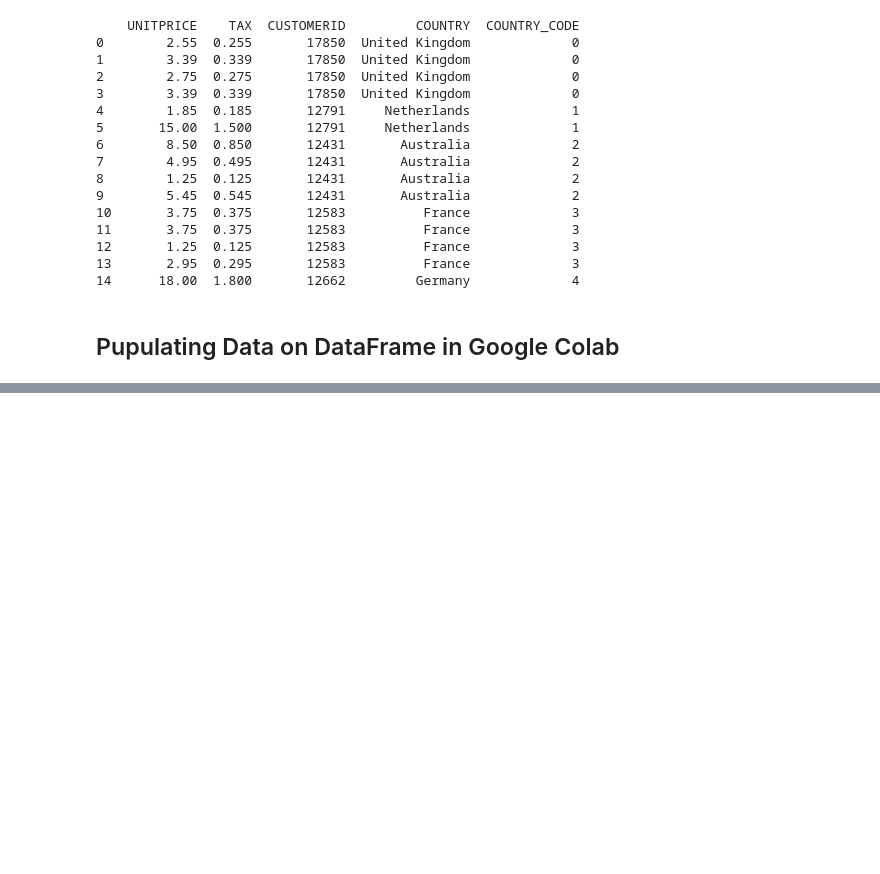
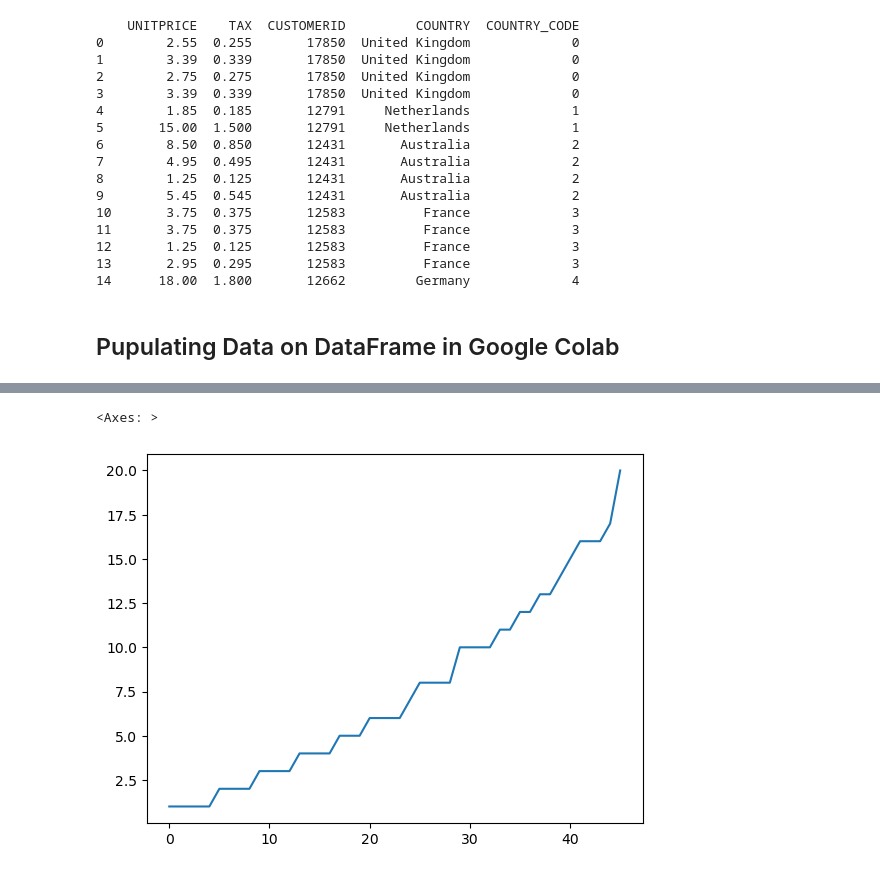
Before and after one commit to toarnabtrainer/AEC_ML_With_Python_January_2024, a Jupyter notebook: Pandas.ipynb, the cells around one changed output, grey strips where cells are left out. Drawn from its saved outputs; the diff is of its cells as text; code cells hidden in the pictures; blank space fills up the shorter version.

```diff
--- a/Pandas.ipynb
+++ b/Pandas.ipynb
@@ -1768,0 +1857,5 @@ df.head()
+# %%
+df.experience.plot()
+# %% [output]
+<Axes: >
+[figure, added]
```
Also changed, not shown: parts of 25 cells of this notebook.
